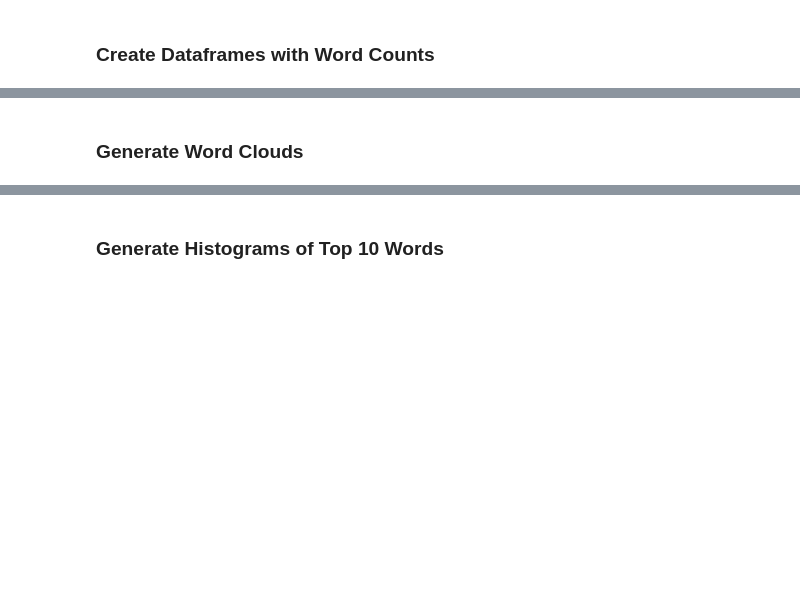
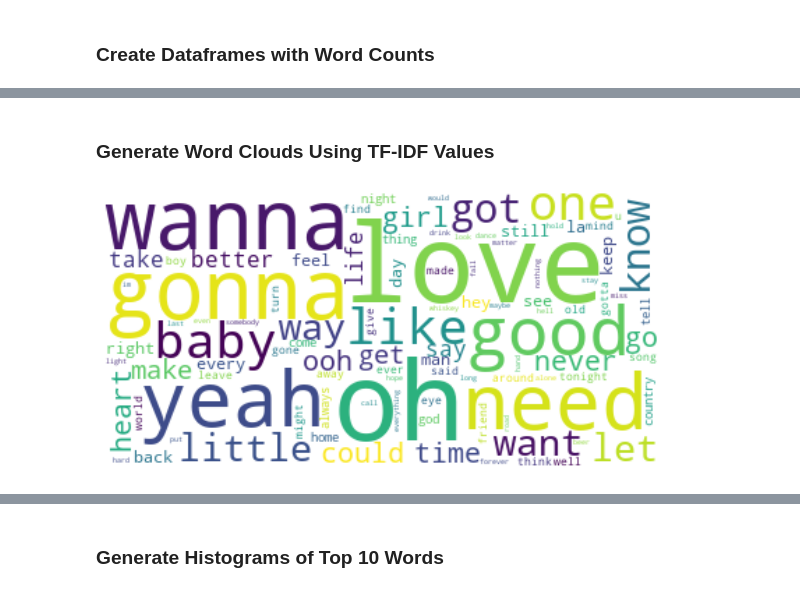
Before and after one commit to smyottb/song_analysis, a Jupyter notebook: word_count_analysis.ipynb, the cells around one changed output, grey strips where cells are left out. Saved outputs shown, nothing was run; the diff lists cells and outputs as text; code cells hidden in the pictures; blank space fills up the shorter version.

```diff
--- a/word_count_analysis.ipynb
+++ b/word_count_analysis.ipynb
@@ -112,3 +88,12 @@ def remove_num(text):
+# %%
+def word_freq_df(df):
+    """
+    function returns sorted dataframe with word frequencies
+    parameter:
+        df-->dataframe with tf-idf values
+    """
+    new_df = pd.DataFrame({'weight':df.sum()})
+    return new_df.sort_values(by='weight',ascending=False).reset_index().rename(columns={'index':'word'})
 # %% [markdown]
 ### Create Dataframes with Word Counts
 # %%
@@ -179,0 +127,10 @@ df_cty_count.sort_values('norm_count',ascending=False)
+# %%
+#calculate tf-idf values
+df_cty_tf = calc_tf_idf(df_cty['words']) #country
+df_rb_tf = calc_tf_idf(df_rb['words']) #R&B/hip-hop
+df_rock_tf = calc_tf_idf(df_rock['words']) #rock/alternative
+# %%
+#word frequency dataframes
+df_cty_freq = word_freq_df(df_cty_tf) #country
+df_rb_freq = word_freq_df(df_rb_tf) #R&B/hip-hop
+df_rock_freq = word_freq_df(df_rock_tf) #rock/alternative
@@ -180,21 +153,17 @@ df_cty_count.sort_values('norm_count',ascending=False)
 # %% [markdown]
-### Generate Word Clouds
+### Generate Word Clouds Using TF-IDF Values
 # %%
 #initialize word cloud generator
 wc = WordCloud(max_words=100,background_color='white')
 # %%
-#country
+#COUNTRY
+cty_cloud_data = dict(zip(df_cty_freq['word'].tolist(), df_cty_freq['weight'].tolist())) #dict to generate word cloud
 
-
-#word cloud for country songs
-#dictionary to generate word cloud
-cty_cloud_data = dict(zip(df_cty_count['word'].tolist(), df_cty_count['count'].tolist()))
-
-#generate word cloud
 plt.figure(figsize=(10,8))
-#cty_cloud = wc.generate_from_frequencies(cty_cloud_data)
 plt.imshow(wc.generate_from_frequencies(cty_cloud_data),interpolation="bilinear")
 plt.axis("off")
 plt.show()
-#plt.savefig('my_fig.png')
-#plt.close()
+plt.savefig('cty_word_cloud.png')
+plt.close()
+# %% [output]
+[figure, added]
```
Also changed, not shown: parts of 29 cells of this notebook.
